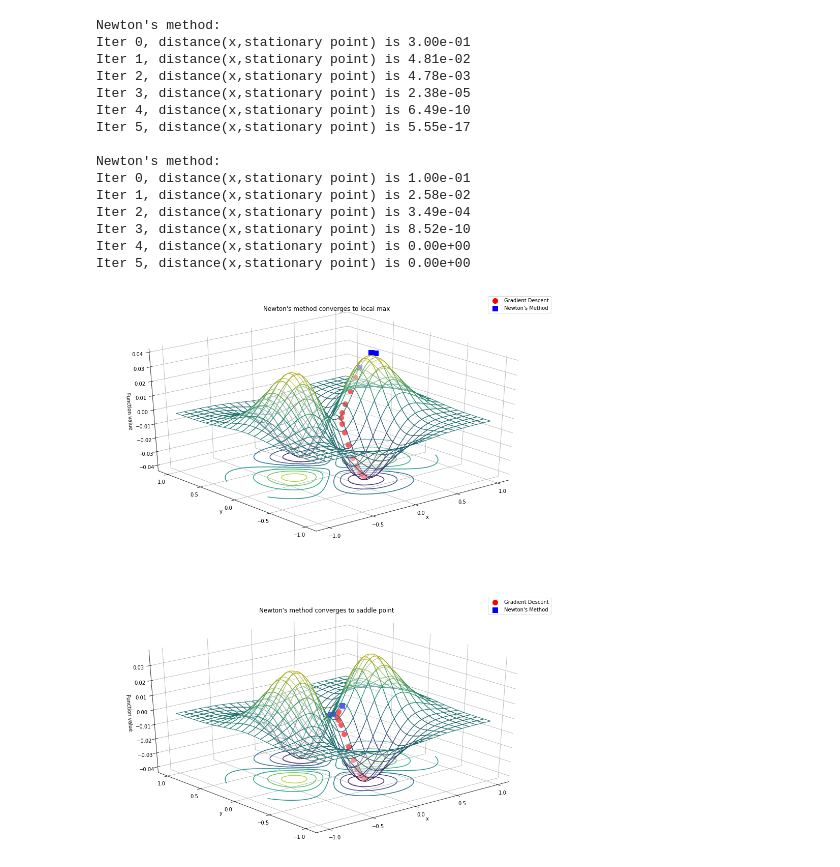
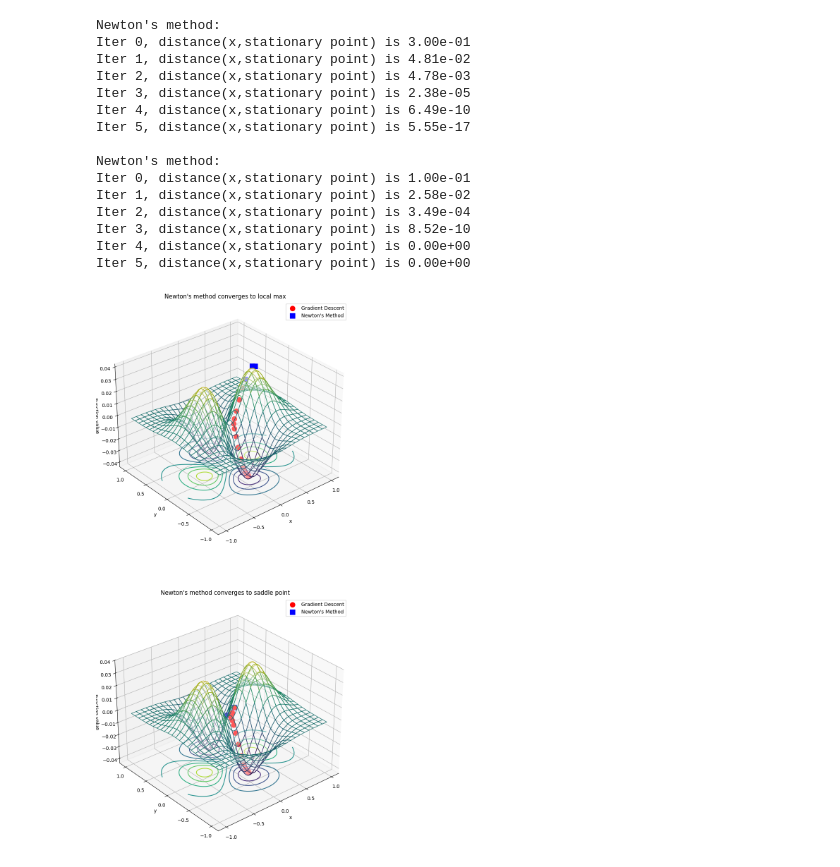
Before and after one commit to stephenbeckr/convex-optimization-class, a Jupyter notebook: Demos/nonconvex_example_2D.ipynb, the cells around one changed output. Drawn from its saved outputs; the diff is of its cells as text; code cells hidden in the pictures.

Commit message:
small adjustments so it runs with new versions of packages

```diff
--- a/Demos/nonconvex_example_2D.ipynb
+++ b/Demos/nonconvex_example_2D.ipynb
@@ -20,8 +22,8 @@ Converted from Stephen Becker's Matlab demo to Python via Michael McCabe, March
 # %%
 # Imports
 # Matlab code is float64 - need to do this to match
-from jax.config import config
-config.update("jax_enable_x64", True)
+import jax
+jax.config.update("jax_enable_x64", True)
 # Normal imports
 import jax
 import jax.numpy as jnp
@@ -73,9 +73,9 @@ for trial in [0, 1]:
                              facecolors=colors,
                                 )
     surf.set_facecolor((1,1,1,.35)) # Face opacity control
-    axes[trial].w_xaxis.set_pane_color((1.0, 1.0, 1.0, 1.0))
-    axes[trial].w_yaxis.set_pane_color((1.0, 1.0, 1.0, 1.0))
-    axes[trial].w_zaxis.set_pane_color((1.0, 1.0, 1.0, 1.0))
+    # axes[trial].w_xaxis.set_pane_color((1.0, 1.0, 1.0, 1.0)) # doesn't work in 2025 versions
+    # axes[trial].w_yaxis.set_pane_color((1.0, 1.0, 1.0, 1.0))
+    # axes[trial].w_zaxis.set_pane_color((1.0, 1.0, 1.0, 1.0))
     axes[trial].set_xlabel('x')
     axes[trial].set_ylabel('y')
     axes[trial].set_zlabel('Function value')
@@ -110,31 +110,31 @@ for trial in [0, 1]:
         xs.append(x[0].item())
         ys.append(x[1].item())
         zs.append(F(x).item() +.0001)
         x = x - jnp.linalg.solve(Hess(x), Grad(x))
         print('Iter %d, distance(x,stationary point) is %.2e' % (k+1, jnp.linalg.norm(x-xRef)))
     print('')
     axes[trial].scatter(xs, ys, zs, c='blue', marker='s', s=100, label="Newton's Method", depthshade=False)
     axes[trial].legend()
 
 
     if trial == 0:
         axes[trial].set_title("Newton's method converges to local max")
     else:
         axes[trial].set_title("Newton's method converges to saddle point")
 # %% [output]
 Newton's method:
 Iter 0, distance(x,stationary point) is 3.00e-01
 Iter 1, distance(x,stationary point) is 4.81e-02
 Iter 2, distance(x,stationary point) is 4.78e-03
 Iter 3, distance(x,stationary point) is 2.38e-05
 Iter 4, distance(x,stationary point) is 6.49e-10
 Iter 5, distance(x,stationary point) is 5.55e-17
 
 Newton's method:
 Iter 0, distance(x,stationary point) is 1.00e-01
 Iter 1, distance(x,stationary point) is 2.58e-02
 Iter 2, distance(x,stationary point) is 3.49e-04
 Iter 3, distance(x,stationary point) is 8.52e-10
 Iter 4, distance(x,stationary point) is 0.00e+00
 Iter 5, distance(x,stationary point) is 0.00e+00
-[figure, old version]
+[figure, new version]
```
Also changed, not shown: parts of 3 cells of this notebook.
